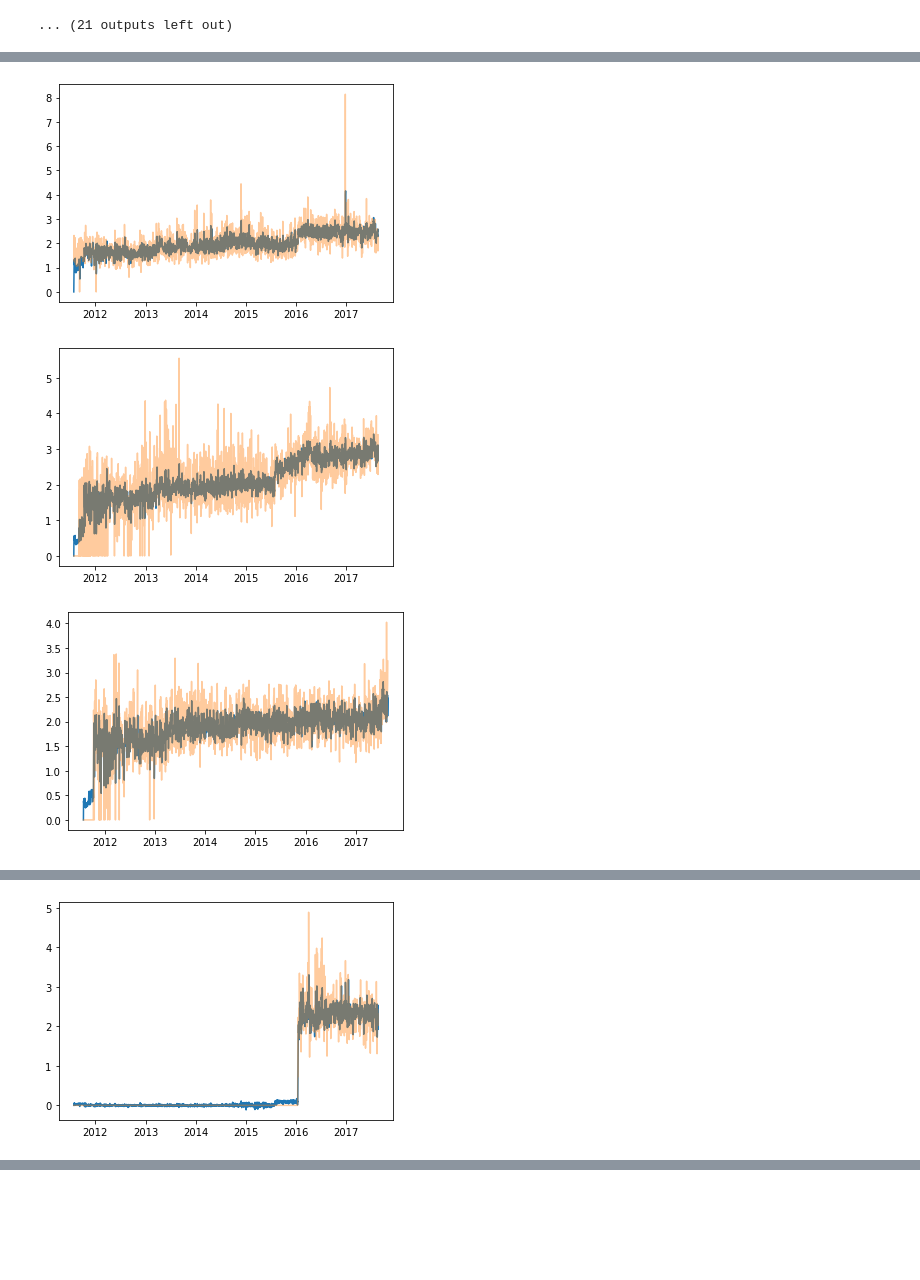
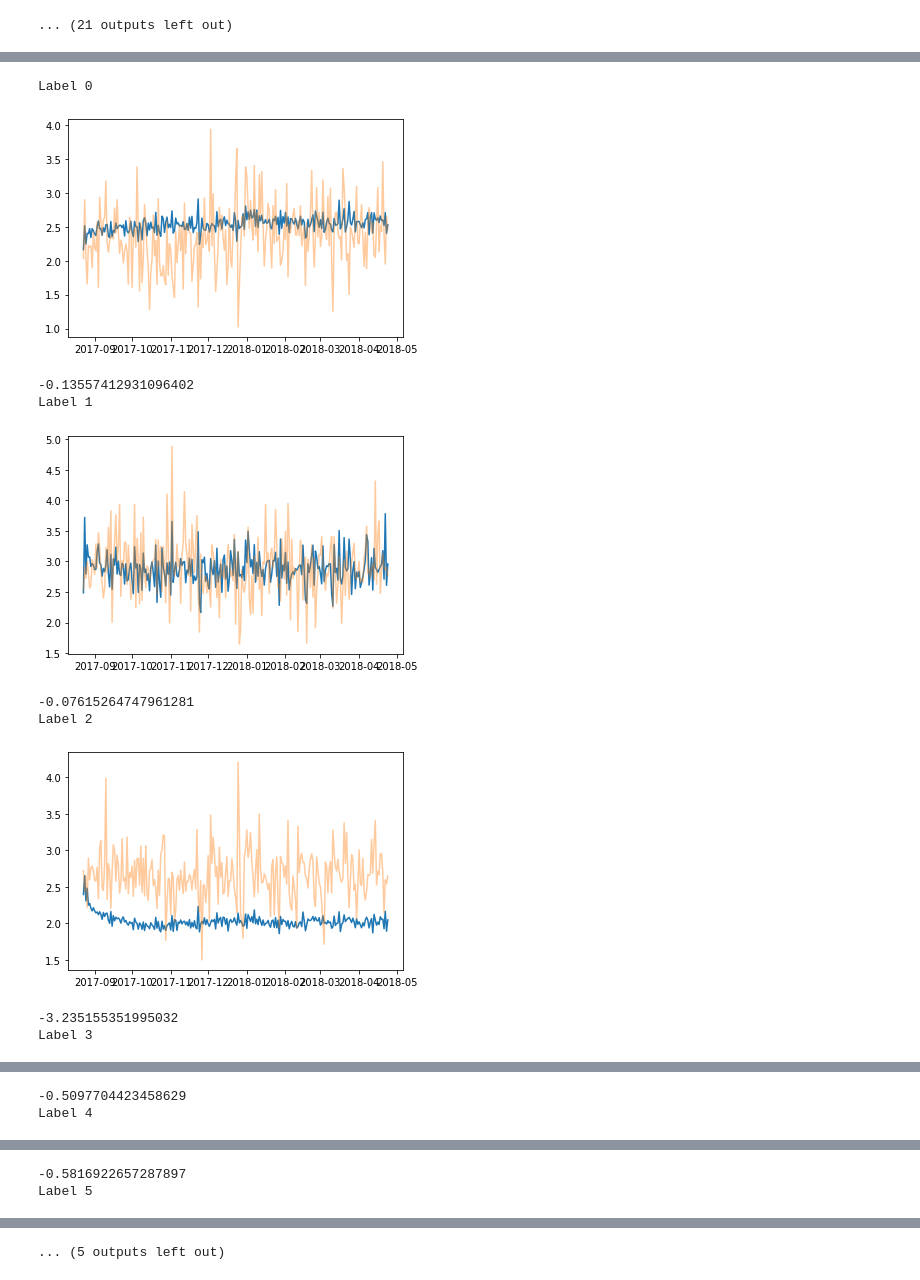
Before and after one commit to Jungar111/Bachelor2021, a Jupyter notebook: Modelling/Varmax.ipynb, the cells around one changed output, grey strips where cells are left out. Saved outputs shown, nothing was run; the diff lists cells and outputs as text; code cells hidden in the pictures; blank space fills up the shorter version.

```diff
--- a/Modelling/Varmax.ipynb
+++ b/Modelling/Varmax.ipynb
@@ -307,8 +135,10 @@ exog_v
 ... (21 outputs left out)
 # %%
 y_cols = pd.DataFrame(columns=["Label 0","Label 1","Label 2","Label 3","Label 4","Label 5","Label 6","Label 7"])
+y_cols_val = pd.DataFrame(columns=["Label 0","Label 1","Label 2","Label 3","Label 4","Label 5","Label 6","Label 7"])
 for i in range(8):
     y_cols[f"Label {i}"]=y_train[X_train["Label"]==float(i)]
+    y_cols_val[f"Label {i}"]=y_val[X_val["Label"]==float(i)]
 
 #[y_train[X_train["Label"]==0.0],y_train[X_train["Label"]==1.0],y_train[X_train["Label"]==2.0],y_train[X_train["Label"]==3.0],y_train[X_train["Label"]==4.0],y_train[X_train["Label"]==5.0],y_train[X_train["Label"]==6.0],y_train[X_train["Label"]==7.0]]
 y_cols
@@ -330,11 +176,11 @@ y_cols
 # %%
 exog_train = pd.DataFrame(columns=["Lag 01","Lag 02","Lag 03","Lag 04","Lag 05","Lag 11","Lag 12","Lag 13","Lag 14","Lag 15","Lag 21","Lag 22","Lag 23","Lag 24","Lag 25","Lag 31","Lag 32","Lag 33","Lag 34","Lag 35","Lag 41","Lag 42","Lag 43","Lag 44","Lag 45","Lag 51","Lag 52","Lag 53","Lag 54","Lag 55","Lag 61","Lag 62","Lag 63","Lag 64","Lag 65","Lag 71","Lag 72","Lag 73","Lag 74","Lag 75"])
-exog_val = exog_train
+exog_val = pd.DataFrame(columns=["Lag 01","Lag 02","Lag 03","Lag 04","Lag 05","Lag 11","Lag 12","Lag 13","Lag 14","Lag 15","Lag 21","Lag 22","Lag 23","Lag 24","Lag 25","Lag 31","Lag 32","Lag 33","Lag 34","Lag 35","Lag 41","Lag 42","Lag 43","Lag 44","Lag 45","Lag 51","Lag 52","Lag 53","Lag 54","Lag 55","Lag 61","Lag 62","Lag 63","Lag 64","Lag 65","Lag 71","Lag 72","Lag 73","Lag 74","Lag 75"])
 for label in range(8):
     for lag in range(1,6):
         exog_train[f"Lag {label}{lag}"] = exog[f"Label {label}"][f"Lag {lag}"]
         exog_val[f"Lag {label}{lag}"] = exog_v[f"Label {label}"][f"Lag {lag}"]
 
-exog_train
+exog_val
 # %% [output]
 [interactive output not drawn]
@@ -354,5 +284,6 @@ exog_train
 # %%
-mod = VARMAX(y_cols,exog=exog_train,order=(2,0), trend='n')
-mod_fit = mod.fit()
+mod = VARMAX(y_cols,order=(5,2), exog=exog_train)
+mod_fit = mod.fit(maxlags=5)
 mod_fit.summary()
+#13000 (3,1)
 # %% [output]
@@ -374,5 +305,4 @@ Warnings:
 [1] Covariance matrix calculated using the outer product of gradients (complex-step).
 """
 # %%
-y_pred = mod_fit.predict(start=y_train.index[0],end=y_train.index[-1])
-y_pred
+y_pred = mod_fit.predict(start=y_val.index[0],end=y_val.index[-1],exog=exog_val)
@@ -410,9 +326,18 @@ y_pred
 # %%
 for i in range(8):
+    print(f"Label {i}")
     plt.plot(y_pred[f"Label {i}"])
-    plt.plot(y_cols[f"Label {i}"], alpha=0.4)
+    plt.plot(y_cols_val[f"Label {i}"], alpha=0.4)
     plt.show()
+    print(r2_score(y_cols_val[f"Label {i}"],y_pred[f"Label {i}"]))
 # %% [output]
+Label 0
-[figure, old version]
+[figure, new version]
+-0.13557412931096402
+Label 1
-[figure, old version]
+[figure, new version]
+-0.07615264747961281
+Label 2
-[figure, old version]
+[figure, new version]
+-3.235155351995032
+Label 3
@@ -419,0 +345,2 @@ for i in range(8):
+-0.5097704423458629
+Label 4
@@ -420,0 +348,2 @@ for i in range(8):
+-0.5816922657287897
+Label 5
@@ -422 +350,0 @@ for i in range(8):
-[figure, removed]
@@ -423,0 +351 @@ for i in range(8):
+... (5 outputs left out)
```
Also changed, not shown: parts of 21 cells of this notebook, 23 other files.
